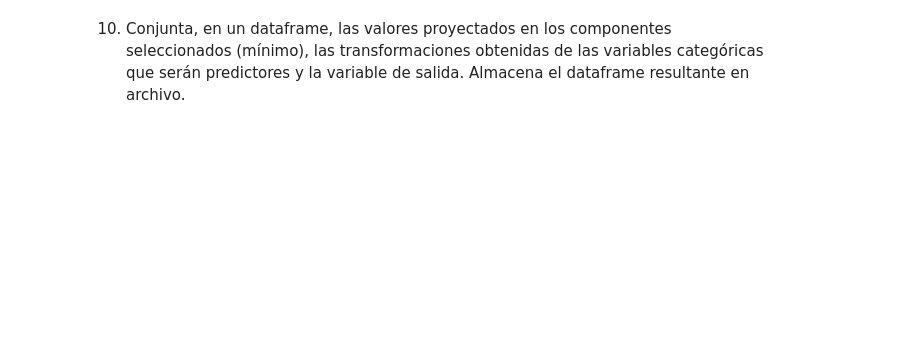
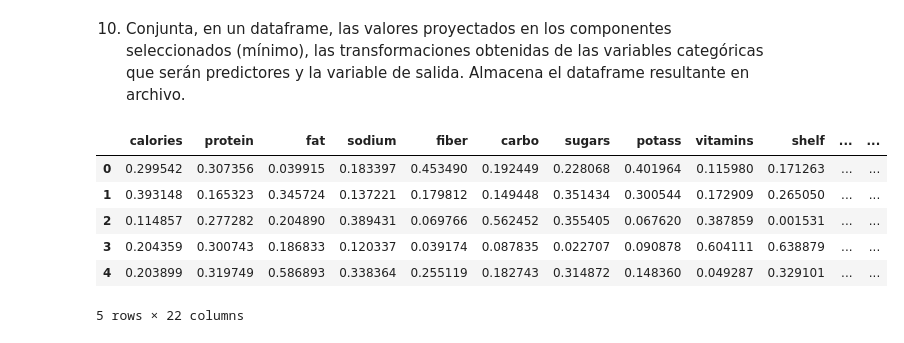
Before and after one commit to CarlosRochaCx/MNA, a Jupyter notebook: Actividad7PCA.ipynb, the cells around one changed output. Saved outputs shown, nothing was run; the diff lists cells and outputs as text; code cells hidden in the pictures; blank space fills up the shorter version.

```diff
--- a/Actividad7PCA.ipynb
+++ b/Actividad7PCA.ipynb
@@ -342,0 +361,7 @@ dtype: float64
+# %%
+from sklearn.preprocessing import OneHotEncoder
+
+encoder = OneHotEncoder(drop='first', sparse_output=False)
+encoded_data = encoder.fit_transform(cereals_df[['mfr']])
+onehot_df = pd.DataFrame(encoded_data, columns=encoder.get_feature_names_out(['mfr']))
+onehot_df.head().T
@@ -343,2 +405,16 @@ dtype: float64
 # %% [markdown]
 10. Conjunta, en un dataframe, las valores proyectados en los componentes seleccionados (mínimo), las transformaciones obtenidas de las variables categóricas que serán predictores y la variable de salida. Almacena el dataframe resultante en archivo.
+# %%
+pc_df.reset_index(drop=True, inplace=True)
+onehot_df.reset_index(drop=True, inplace=True)
+binary_df.reset_index(drop=True, inplace=True)
+final_df = pd.concat([pc_df, onehot_df, binary_df, y], axis=1)
+final_df.head()
+# %% [output]
+|  | calories | protein | fat | sodium | fiber | carbo | sugars | potass | vitamins | shelf | ... | ... |
+| 0 | 0.299542 | 0.307356 | 0.039915 | 0.183397 | 0.453490 | 0.192449 | 0.228068 | 0.401964 | 0.115980 | 0.171263 | ... | ... |
+| 1 | 0.393148 | 0.165323 | 0.345724 | 0.137221 | 0.179812 | 0.149448 | 0.351434 | 0.300544 | 0.172909 | 0.265050 | ... | ... |
+| 2 | 0.114857 | 0.277282 | 0.204890 | 0.389431 | 0.069766 | 0.562452 | 0.355405 | 0.067620 | 0.387859 | 0.001531 | ... | ... |
+| 3 | 0.204359 | 0.300743 | 0.186833 | 0.120337 | 0.039174 | 0.087835 | 0.022707 | 0.090878 | 0.604111 | 0.638879 | ... | ... |
+| 4 | 0.203899 | 0.319749 | 0.586893 | 0.338364 | 0.255119 | 0.182743 | 0.314872 | 0.148360 | 0.049287 | 0.329101 | ... | ... |
+5 rows × 22 columns
```
Also changed, not shown: parts of 4 cells of this notebook.
